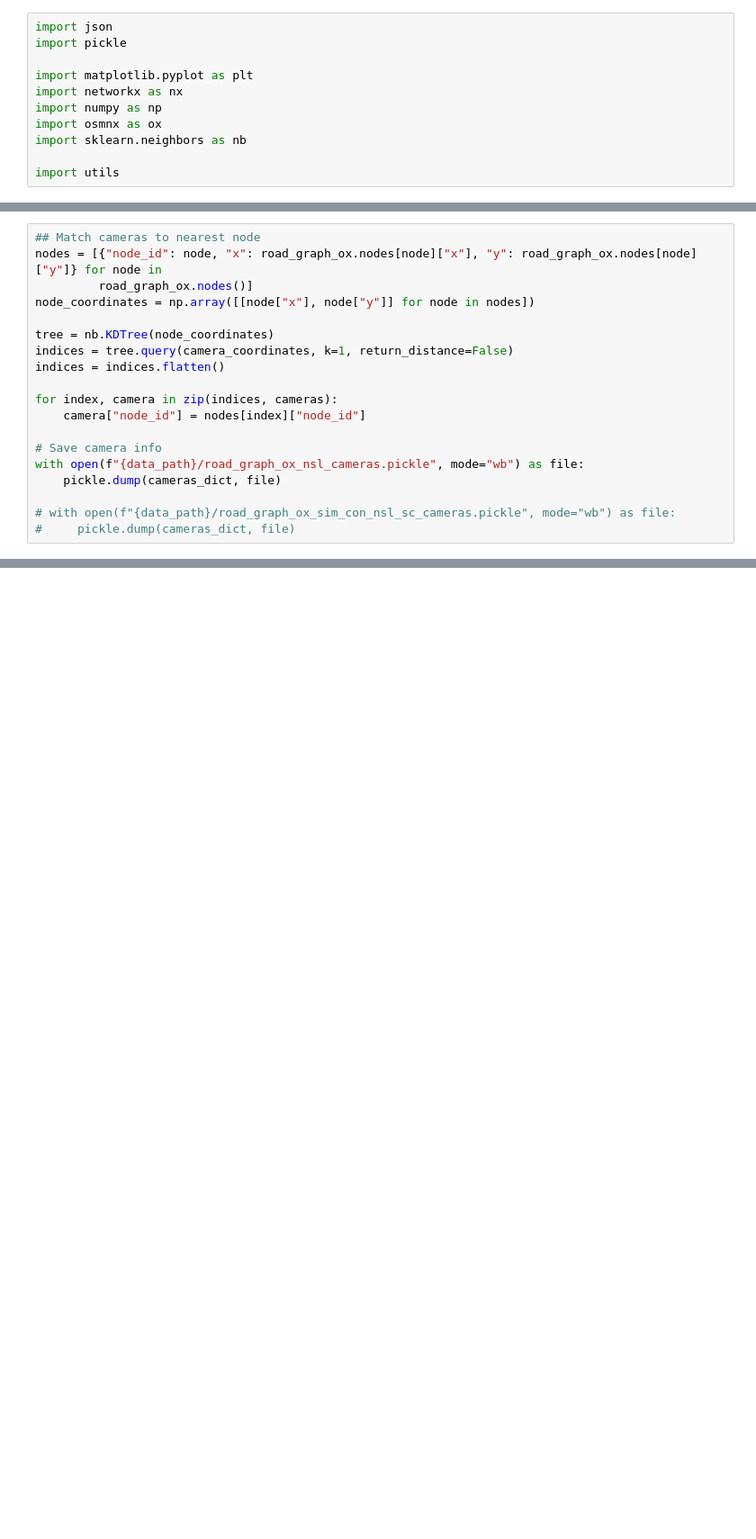
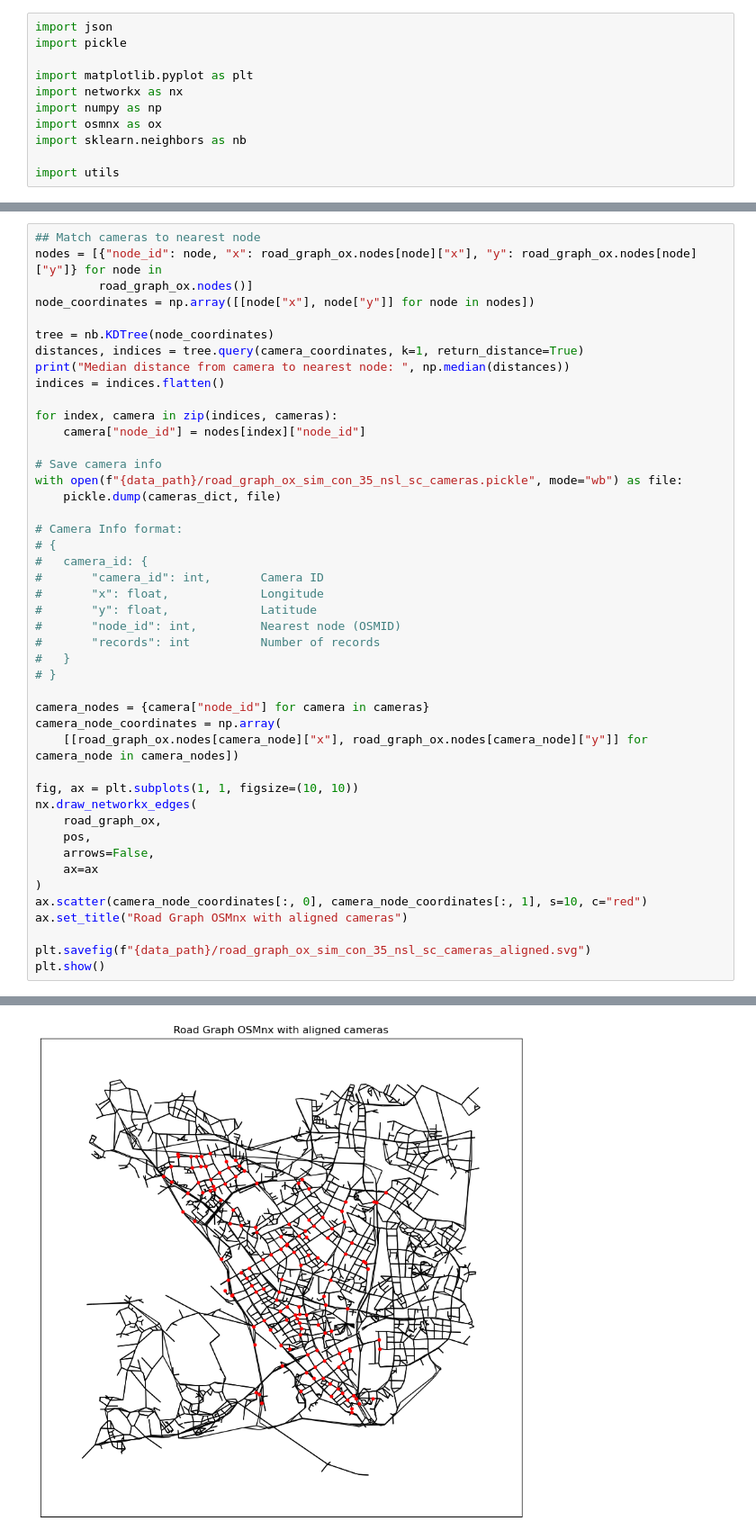
Before and after one commit to manuelck99/bachelors-thesis, a Jupyter notebook: preprocessing/cameras.ipynb, the cells around one changed output, grey strips where cells are left out. Shown at 90% size. Cells and saved outputs as stored; diff of their text form; blank space fills up the shorter version.

```diff
--- a/preprocessing/cameras.ipynb
+++ b/preprocessing/cameras.ipynb
@@ -125,15 +71,42 @@ nodes = [{"node_id": node, "x": road_graph_ox.nodes[node]["x"], "y": road_graph_
 node_coordinates = np.array([[node["x"], node["y"]] for node in nodes])
 
 tree = nb.KDTree(node_coordinates)
-indices = tree.query(camera_coordinates, k=1, return_distance=False)
+distances, indices = tree.query(camera_coordinates, k=1, return_distance=True)
+print("Median distance from camera to nearest node: ", np.median(distances))
 indices = indices.flatten()
 
 for index, camera in zip(indices, cameras):
     camera["node_id"] = nodes[index]["node_id"]
 
 # Save camera info
-with open(f"{data_path}/road_graph_ox_nsl_cameras.pickle", mode="wb") as file:
+with open(f"{data_path}/road_graph_ox_sim_con_35_nsl_sc_cameras.pickle", mode="wb") as file:
     pickle.dump(cameras_dict, file)
 
-# with open(f"{data_path}/road_graph_ox_sim_con_nsl_sc_cameras.pickle", mode="wb") as file:
-#     pickle.dump(cameras_dict, file)
+# Camera Info format:
+# {
+#   camera_id: {
+#       "camera_id": int,       Camera ID
+#       "x": float,             Longitude
+#       "y": float,             Latitude
+#       "node_id": int,         Nearest node (OSMID)
+#       "records": int          Number of records
+#   }
+# }
+
+camera_nodes = {camera["node_id"] for camera in cameras}
+camera_node_coordinates = np.array(
+    [[road_graph_ox.nodes[camera_node]["x"], road_graph_ox.nodes[camera_node]["y"]] for camera_node in camera_nodes])
+
+fig, ax = plt.subplots(1, 1, figsize=(10, 10))
+nx.draw_networkx_edges(
+    road_graph_ox,
+    pos,
+    arrows=False,
+    ax=ax
+)
+ax.scatter(camera_node_coordinates[:, 0], camera_node_coordinates[:, 1], s=10, c="red")
+ax.set_title("Road Graph OSMnx with aligned cameras")
+
+plt.savefig(f"{data_path}/road_graph_ox_sim_con_35_nsl_sc_cameras_aligned.svg")
+plt.show()
+# %% [output]
@@ -139,0 +114 @@ with open(f"{data_path}/road_graph_ox_nsl_cameras.pickle", mode="wb") as file:
+[figure, added]
```
Also changed, not shown: parts of 6 cells of this notebook, 1 other file.
